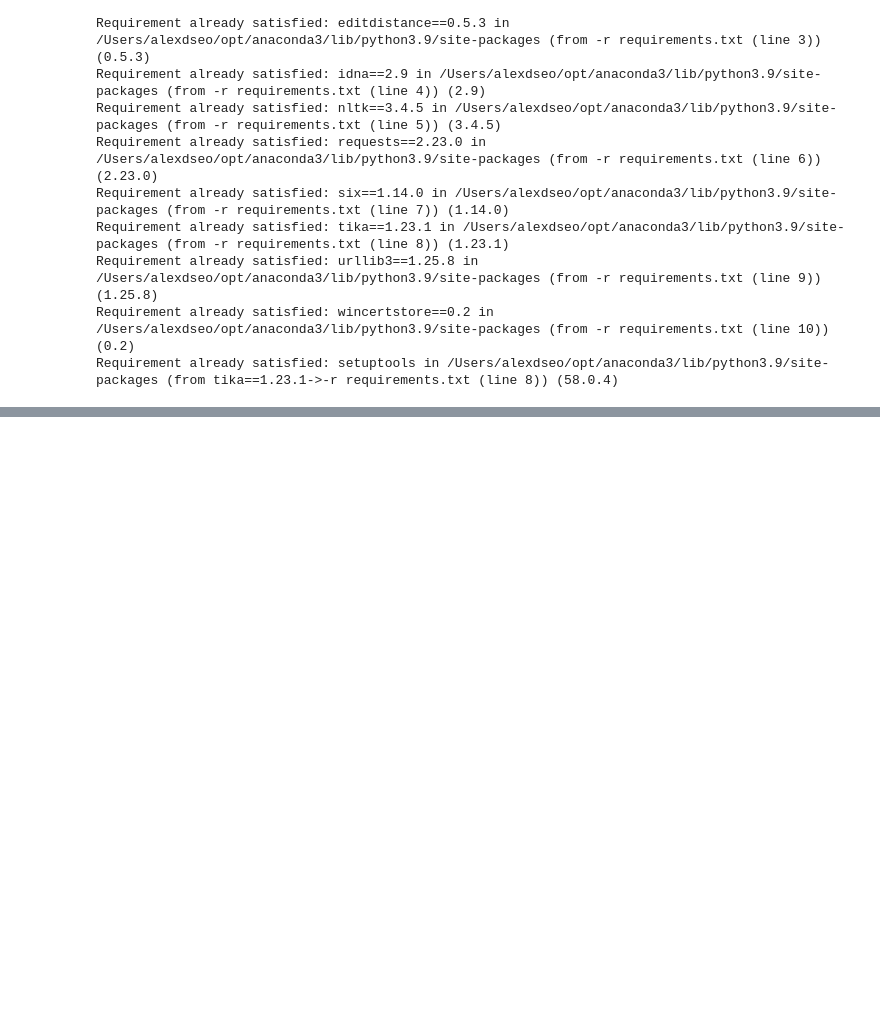
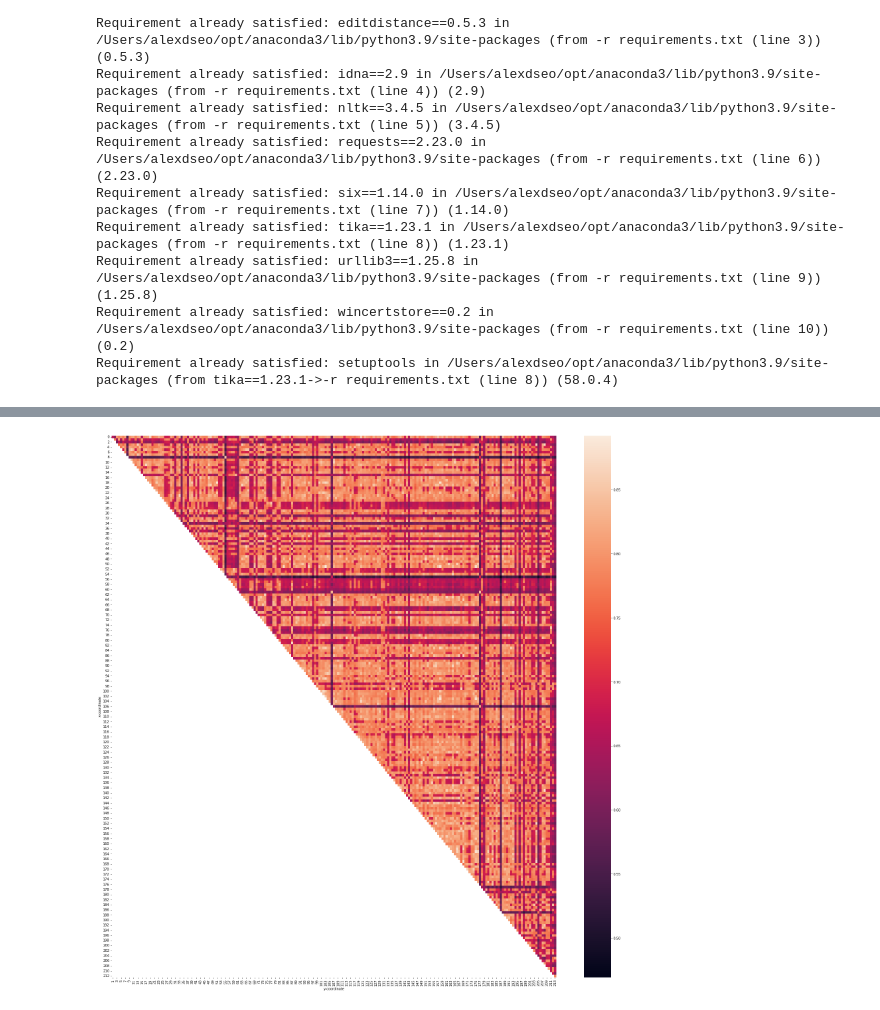
Before and after one commit to alexdseo/Semantic-Forensics-in-Scientific-Literature, a Jupyter notebook: DataSimilarity_Tika.ipynb, the cells around one changed output, grey strips where cells are left out. Drawn from its saved outputs; the diff is of its cells as text; code cells hidden in the pictures; blank space fills up the shorter version.

```diff
--- a/DataSimilarity_Tika.ipynb
+++ b/DataSimilarity_Tika.ipynb
@@ -35,0 +174,7 @@ We have 5 csv file now! Visualize it (Cluster it?)
+# %%
+#Jaro Winkler Similarity
+plt.figure(figsize=(30,30))
+sns.heatmap(jw)
+plt.show()
+# %% [output]
+[figure, added]
```
Also changed, not shown: parts of 17 cells of this notebook, 9 other files.
